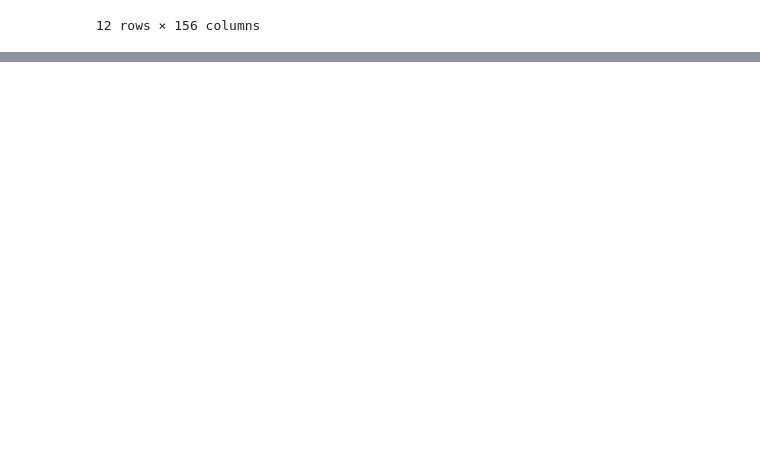
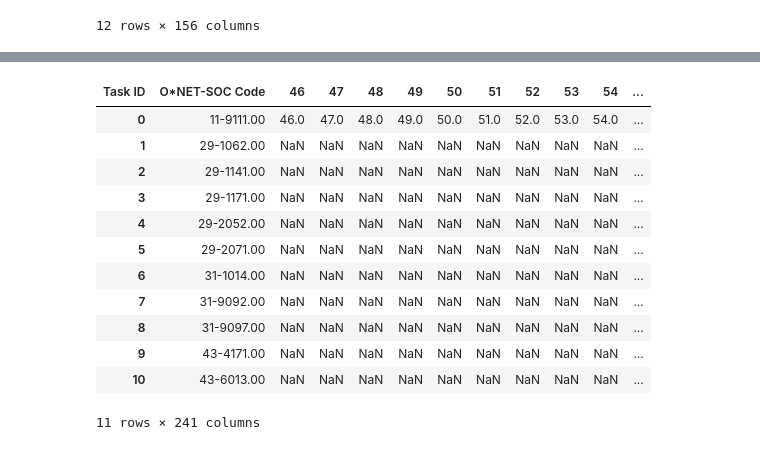
Before and after one commit to PDuckworth/FutureOf, a Jupyter notebook: FutureOfHealthcare/occupation_onet_variables.ipynb, the cells around one changed output, grey strips where cells are left out. Saved outputs shown, nothing was run; the diff lists cells and outputs as text; code cells hidden in the pictures; blank space fills up the shorter version.

```diff
--- a/FutureOfHealthcare/occupation_onet_variables.ipynb
+++ b/FutureOfHealthcare/occupation_onet_variables.ipynb
@@ -456,0 +531,18 @@ result.to_csv(output_doc)
+# %%
+task_pivot = task2.pivot(index = 'O*NET-SOC Code', columns='Task ID', values='Task ID')
+task_pivot.reset_index(inplace=True)
+task_pivot
+# %% [output]
+| Task ID | O*NET-SOC Code | 46 | 47 | 48 | 49 | 50 | 51 | 52 | 53 | 54 | ... |
+| 0 | 11-9111.00 | 46.0 | 47.0 | 48.0 | 49.0 | 50.0 | 51.0 | 52.0 | 53.0 | 54.0 | ... |
+| 1 | 29-1062.00 | NaN | NaN | NaN | NaN | NaN | NaN | NaN | NaN | NaN | ... |
+| 2 | 29-1141.00 | NaN | NaN | NaN | NaN | NaN | NaN | NaN | NaN | NaN | ... |
+| 3 | 29-1171.00 | NaN | NaN | NaN | NaN | NaN | NaN | NaN | NaN | NaN | ... |
+| 4 | 29-2052.00 | NaN | NaN | NaN | NaN | NaN | NaN | NaN | NaN | NaN | ... |
+| 5 | 29-2071.00 | NaN | NaN | NaN | NaN | NaN | NaN | NaN | NaN | NaN | ... |
+| 6 | 31-1014.00 | NaN | NaN | NaN | NaN | NaN | NaN | NaN | NaN | NaN | ... |
+| 7 | 31-9092.00 | NaN | NaN | NaN | NaN | NaN | NaN | NaN | NaN | NaN | ... |
+| 8 | 31-9097.00 | NaN | NaN | NaN | NaN | NaN | NaN | NaN | NaN | NaN | ... |
+| 9 | 43-4171.00 | NaN | NaN | NaN | NaN | NaN | NaN | NaN | NaN | NaN | ... |
+| 10 | 43-6013.00 | NaN | NaN | NaN | NaN | NaN | NaN | NaN | NaN | NaN | ... |
+11 rows × 241 columns
```
Also changed, not shown: parts of 12 cells of this notebook.
